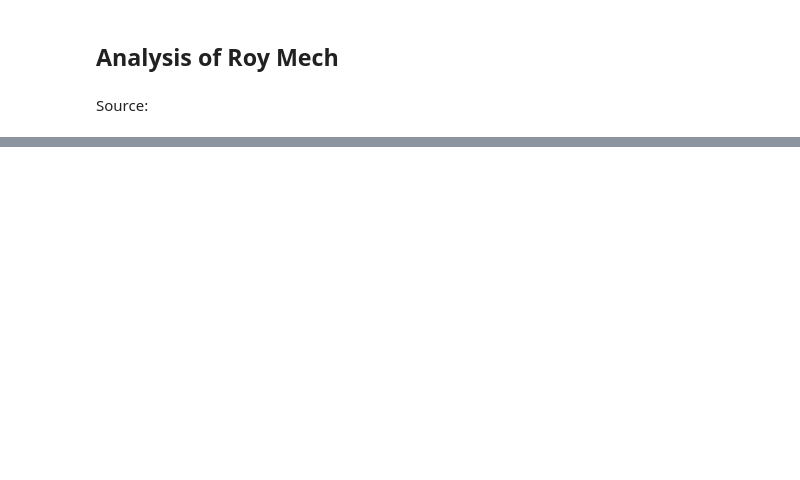
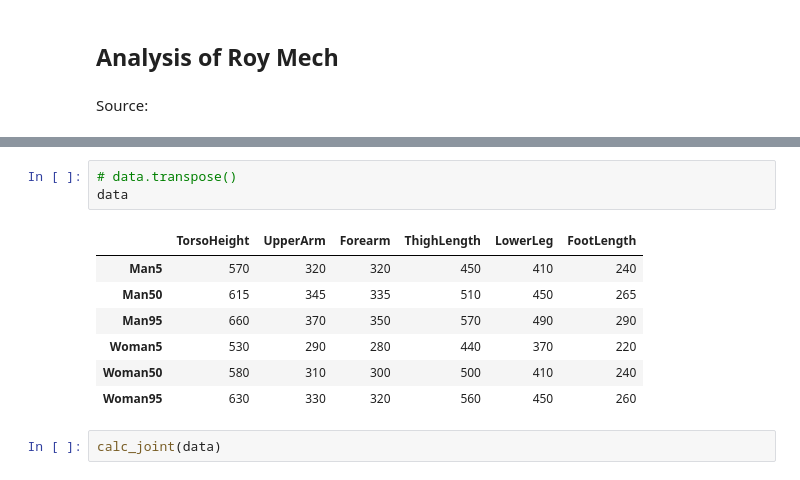
Before and after one commit to kaiwills/3ScooterAnalysis, a Jupyter notebook: analysis.ipynb, the cells around one changed output, grey strips where cells are left out. Cells and saved outputs as stored; diff of their text form; blank space fills up the shorter version.

```diff
--- a/analysis.ipynb
+++ b/analysis.ipynb
@@ -20,0 +34,13 @@ data.head()
+# %%
+# data.transpose()
+data
+# %% [output]
+|  | TorsoHeight | UpperArm | Forearm | ThighLength | LowerLeg | FootLength |
+| Man5 | 570 | 320 | 320 | 450 | 410 | 240 |
+| Man50 | 615 | 345 | 335 | 510 | 450 | 265 |
+| Man95 | 660 | 370 | 350 | 570 | 490 | 290 |
+| Woman5 | 530 | 290 | 280 | 440 | 370 | 220 |
+| Woman50 | 580 | 310 | 300 | 500 | 410 | 240 |
+| Woman95 | 630 | 330 | 320 | 560 | 450 | 260 |
+# %%
+calc_joint(data)
```
Also changed, not shown: parts of 10 cells of this notebook, 3 other files.
